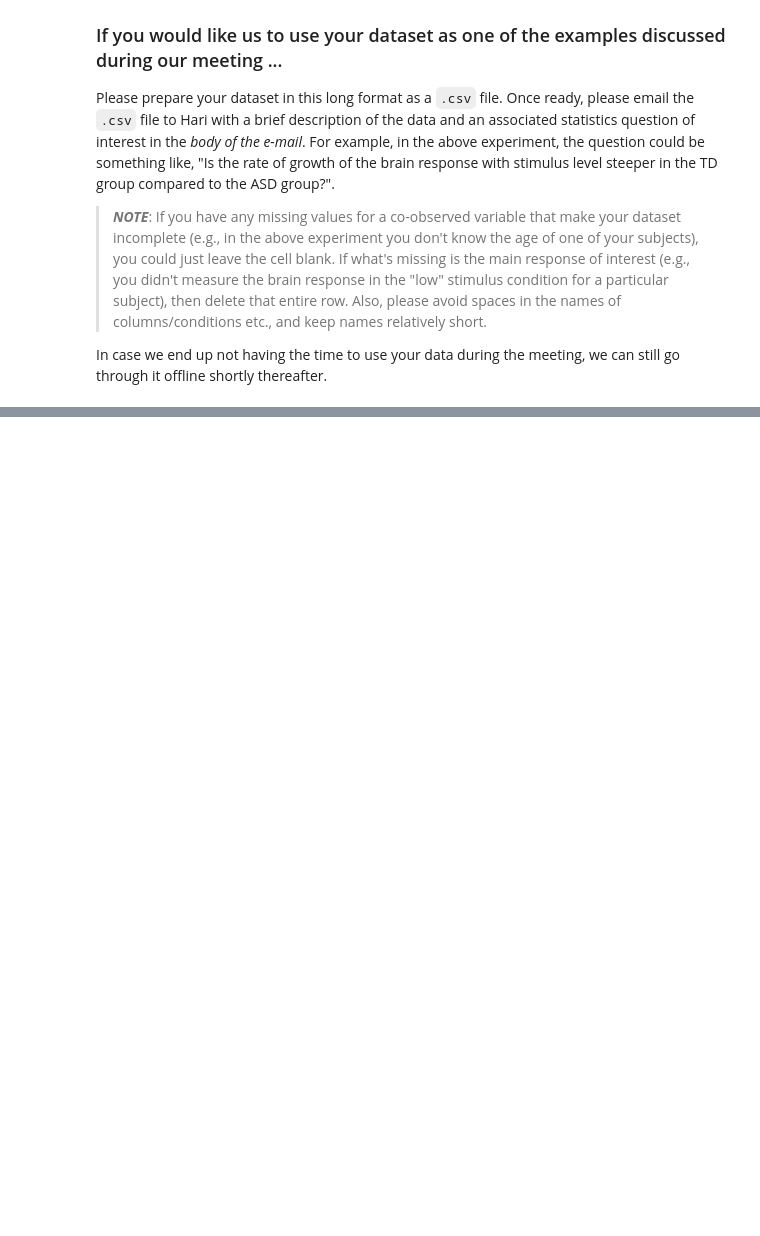
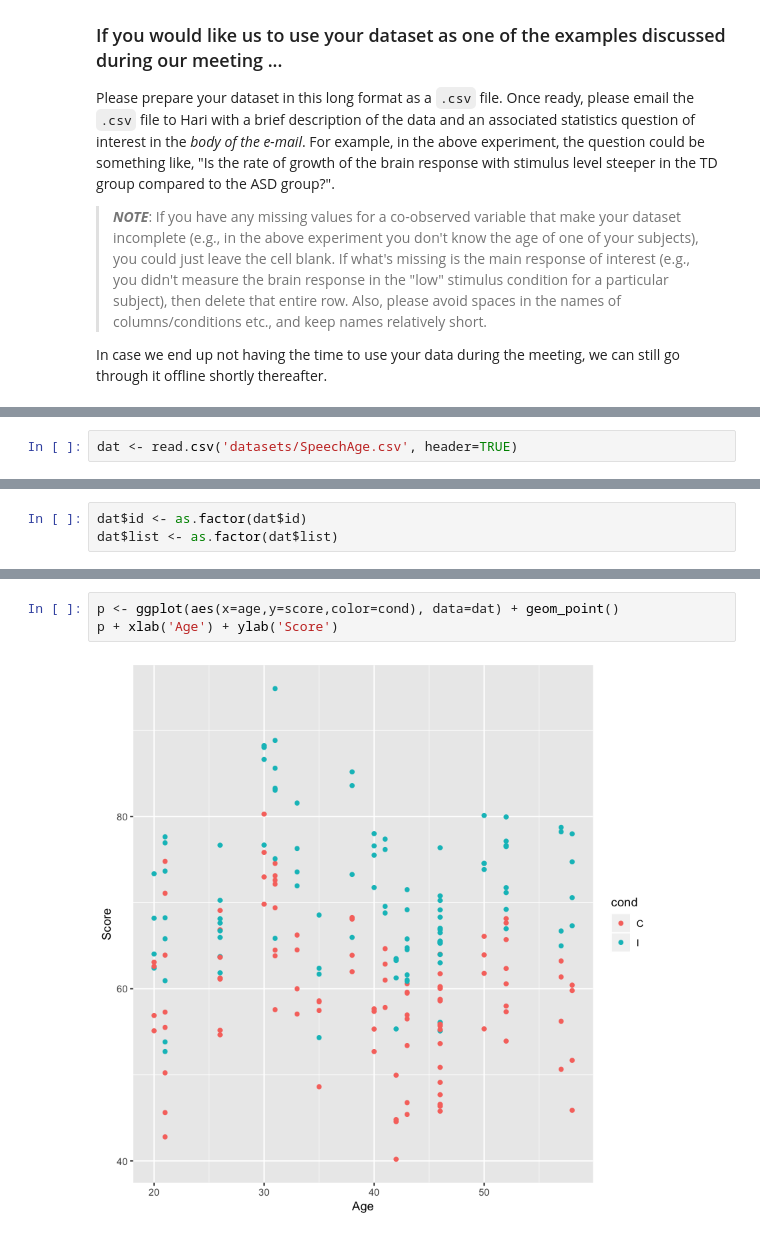
Before and after one commit to haribharadwaj/notebooks, a Jupyter notebook: STATS/LinearMixedModels.ipynb, the cells around one changed output, grey strips where cells are left out. Saved outputs shown, nothing was run; the diff lists cells and outputs as text; blank space fills up the shorter version.

```diff
--- a/STATS/LinearMixedModels.ipynb
+++ b/STATS/LinearMixedModels.ipynb
@@ -47,0 +198,2 @@ In case we end up not having the time to use your data during the meeting, we ca
+# %%
+dat <- read.csv('datasets/SpeechAge.csv', header=TRUE)
@@ -47,0 +209,3 @@ In case we end up not having the time to use your data during the meeting, we ca
+# %%
+dat$id <- as.factor(dat$id)
+dat$list <- as.factor(dat$list)
@@ -47,0 +221,5 @@ In case we end up not having the time to use your data during the meeting, we ca
+# %%
+p <- ggplot(aes(x=age,y=score,color=cond), data=dat) + geom_point()
+p + xlab('Age') + ylab('Score')
+# %% [output]
+[figure, added]
```
Also changed, not shown: parts of 30 cells of this notebook, 1 other file.
